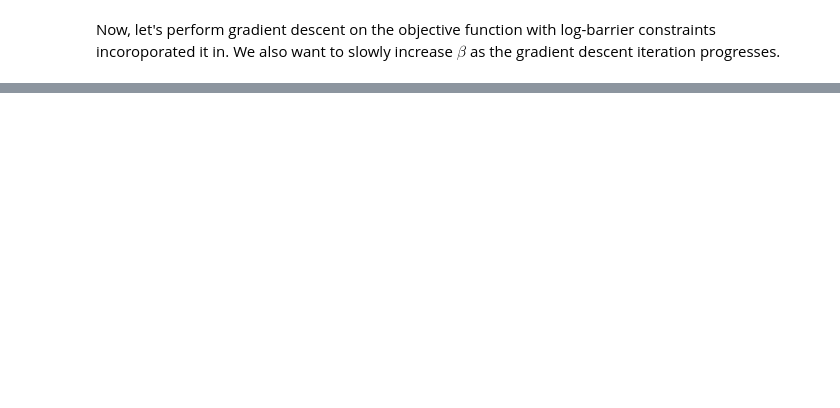
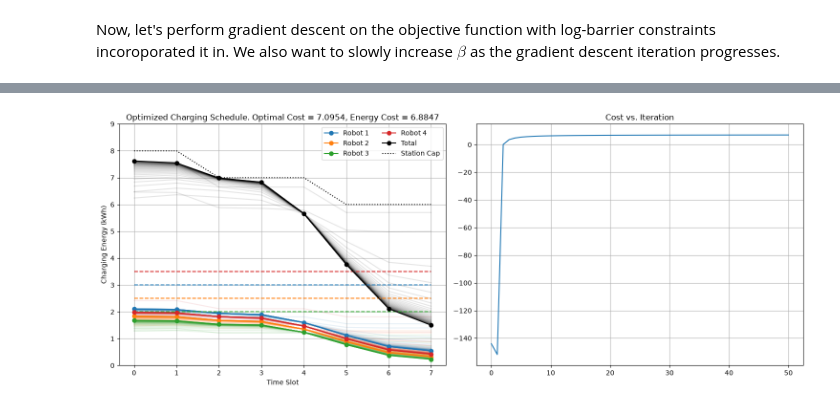
Before and after one commit to kswee4/Module-3-homework, a Jupyter notebook: 02_robot_charging_log_barrier.ipynb, the cells around one changed output, grey strips where cells are left out. Drawn from its saved outputs; the diff is of its cells as text; code cells hidden in the pictures; blank space fills up the shorter version.

```diff
--- a/02_robot_charging_log_barrier.ipynb
+++ b/02_robot_charging_log_barrier.ipynb
@@ -30,9 +30,9 @@ def gradient_descent(
         sol: The final guess.
     """
 
-    grad_func = jax.jit(jax.grad(func)) # JIT compile the gradient function for efficiency
-    guesses = [guess] # Initialize the list of guesses with the initial guess
-    values = [func(guess)] # Initialize the list of function values with the value at the initial guess
+    grad_func   = jax.jit(jax.grad(func)) # JIT compile the gradient function for efficiency
+    guesses     = [guess] # Initialize the list of guesses with the initial guess
+    values      = [func(guess)] # Initialize the list of function values with the value at the initial guess
 
     # TODO: implement gradient descent using the loop below.
     # Keep the initial guess and value already stored above. Each iteration
@@ -47,8 +47,11 @@ def gradient_descent(
         # iterate before appending its value to values.
         # Use JAX array operations so the routine works for vectors or matrices.
         # Replace the placeholder below with your implementation.
-        raise NotImplementedError("Implement one gradient descent step.")
-        # end TODO
+        curr_guess  = guesses[-1] - (grad_func(guesses[-1]) * learning_rate)
+        curr_val    = func(curr_guess)
+
+        guesses.append(curr_guess)
+        values.append(curr_val)
 
     # return the list of guesses, the list of function values, and the final guess
     return jnp.array(guesses), jnp.array(values), guesses[-1]
@@ -68,11 +73,11 @@ plt.grid()
 # %% [markdown]
 Now, we define the problem parameters of the robot charging problem
 # %%
-N, T = 4, 8
-c = jnp.array([0.18, 0.16, 0.14, 0.13, 0.15, 0.20, 0.24, 0.22], dtype=jnp.float32)
-E = jnp.array([12.0, 10.0, 9.0, 11.0], dtype=jnp.float32)
-r_max = jnp.array([3.0, 2.5, 2.0, 3.5], dtype=jnp.float32)
-P_max = jnp.array([8.0, 8.0, 7.0, 7.0, 7.0, 6.0, 6.0, 6.0], dtype=jnp.float32)
+NUM_ROBOTS, NUM_TIMES   = 4, 8
+COST_PER_HOUR           = jnp.array([0.18, 0.16, 0.14, 0.13, 0.15, 0.20, 0.24, 0.22], dtype=jnp.float32)
+REQUIRED_KW_PER_ROBOT   = jnp.array([12.0, 10.0, 9.0, 11.0], dtype=jnp.float32)
+MAX_KWH_PER_ROBOT       = jnp.array([3.0, 2.5, 2.0, 3.5], dtype=jnp.float32)
+MAX_KW_PER_HOUR         = jnp.array([8.0, 8.0, 7.0, 7.0, 7.0, 6.0, 6.0, 6.0], dtype=jnp.float32)
 # %% [markdown]
 Here, implement the following functions needed to construct the objective function with log-barrier constraints.
 Read the docstring to understand the expected inputs and outputs of each function.
@@ -169,7 +199,7 @@ Now, we need to come up with an initial guess that is feasible.
 
 # Just run this cell
 scale_factor = 0.95
-x0 = ((r_max / jnp.sum(r_max, axis=0))[:, None] * P_max[None, :]) * scale_factor
+x0 = ((MAX_KWH_PER_ROBOT / jnp.sum(MAX_KWH_PER_ROBOT, axis=0))[:, None] * MAX_KW_PER_HOUR[None, :]) * scale_factor
 gs = constraints(x0)  # compute the constraint values for the initial guess
 print(f"Constraint values: {gs}")  # print the constraint values
 print(f"All constraints satisfied: {(gs < 0).all()}")  # check if the initial guess satisfies all constraints
@@ -217,31 +280,33 @@ def plot_charging_schedule(x_sol, title):
     Plot the charging schedule for each robot over time.
     """
 
-    for i in range(N):
-        plt.plot(range(T), x_sol[i, :], marker='o', label=f'Robot {i+1}')
-        plt.hlines(r_max[i], 0, T-1, color=f"C{i}", linestyles='dashed')
+    for i in range(NUM_ROBOTS):
+        plt.plot(range(NUM_TIMES), x_sol[i, :], marker='o', label=f'Robot {i+1}')
+        plt.hlines(MAX_KWH_PER_ROBOT[i], 0, NUM_TIMES-1, color=f"C{i}", linestyles='dashed')
     plt.plot(jnp.sum(x_sol, axis=0), marker='o', color='black', label='Total')
-    plt.plot(range(T), P_max, color='black', linestyle='dotted', label='Station Cap')
+    plt.plot(range(NUM_TIMES), MAX_KW_PER_HOUR, color='black', linestyle='dotted', label='Station Cap')
 
     plt.title(title)
     plt.xlabel('Time Slot')
     plt.ylabel('Charging Energy (kWh)')
-    plt.xticks(range(T))
-    plt.ylim(0, max(P_max) + 1)
+    plt.xticks(range(NUM_TIMES))
+    plt.ylim(0, max(MAX_KW_PER_HOUR) + 1)
     plt.grid()
     plt.legend(ncol=2)
 # %%
 plt.figure(figsize=(15, 6))
 plt.subplot(1,2,1)
 for x in xs[::num_steps]:
-    [plt.plot(range(T), x[i, :], color=f"C{i}", alpha=0.1) for i in range(N)]
+    [plt.plot(range(NUM_TIMES), x[i, :], color=f"C{i}", alpha=0.1) for i in range(NUM_ROBOTS)]
     plt.plot(jnp.sum(x, axis=0), color='black', alpha=0.1)
 plot_charging_schedule(x_star, "Optimized Charging Schedule. Optimal Cost = {:.4f}, Energy Cost = {:.4f}".format(final_cost, energy_cost))
 
 
 plt.subplot(1,2,2)
 plt.plot(cs[::num_steps])
 plt.title("Cost vs. Iteration")
 plt.grid()
 
 plt.tight_layout()
+# %% [output]
+[figure, added]
```
Also changed, not shown: parts of 4 cells of this notebook, 2 other files.
